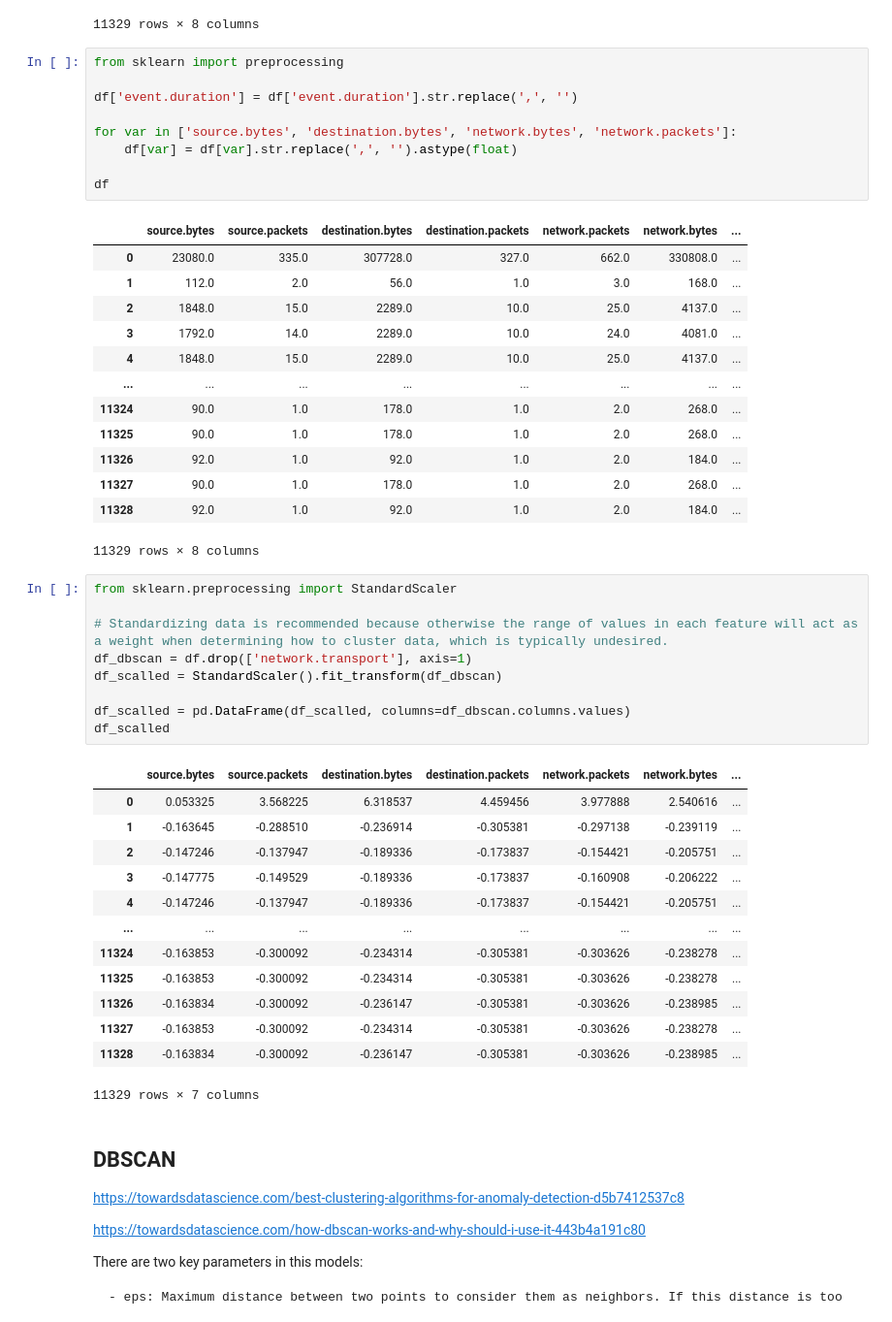
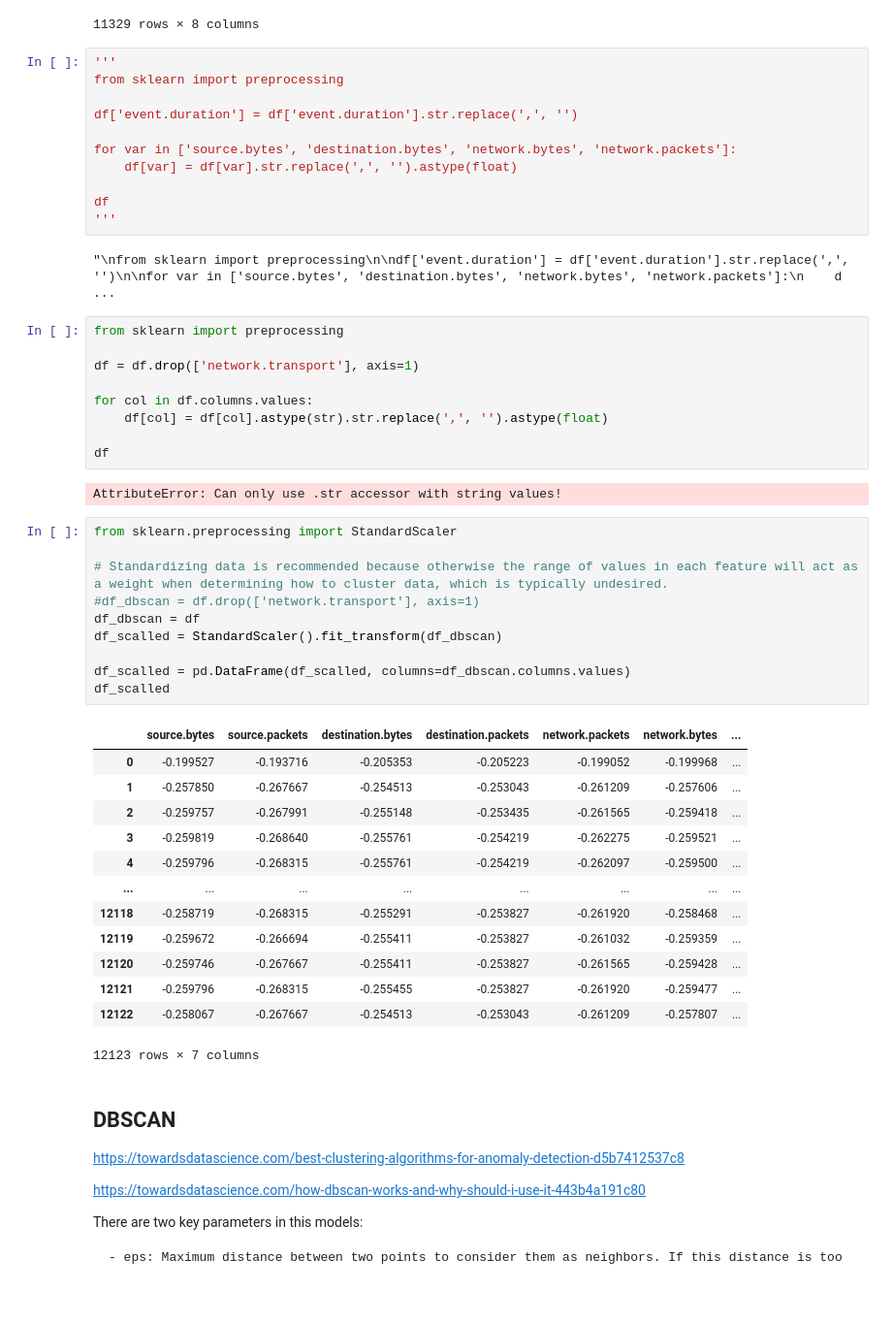
Before and after one commit to xetxezarreta/docker-elk, a Jupyter notebook: sb-ml/clustering/clustering-packetbeat-xabi.ipynb, the cells around one changed output. Shown at 97% size. Drawn from its saved outputs; the diff is of its cells as text; blank space fills up the shorter version.

```diff
--- a/sb-ml/clustering/clustering-packetbeat-xabi.ipynb
+++ b/sb-ml/clustering/clustering-packetbeat-xabi.ipynb
@@ -24,6 +24,7 @@ df
 | 11328 | 92 | 1.0 | 92 | 1.0 | 2 | 184 | ... |
 11329 rows × 8 columns
 # %%
+'''
 from sklearn import preprocessing
 
 df['event.duration'] = df['event.duration'].str.replace(',', '')
@@ -32,43 +33,44 @@ for var in ['source.bytes', 'destination.bytes', 'network.bytes', 'network.packe
     df[var] = df[var].str.replace(',', '').astype(float)
 
 df
+'''
 # %% [output]
-|  | source.bytes | source.packets | destination.bytes | destination.packets | network.packets | network.bytes | ... |
-| 0 | 23080.0 | 335.0 | 307728.0 | 327.0 | 662.0 | 330808.0 | ... |
-| 1 | 112.0 | 2.0 | 56.0 | 1.0 | 3.0 | 168.0 | ... |
-| 2 | 1848.0 | 15.0 | 2289.0 | 10.0 | 25.0 | 4137.0 | ... |
-| 3 | 1792.0 | 14.0 | 2289.0 | 10.0 | 24.0 | 4081.0 | ... |
-| 4 | 1848.0 | 15.0 | 2289.0 | 10.0 | 25.0 | 4137.0 | ... |
-| ... | ... | ... | ... | ... | ... | ... | ... |
-| 11324 | 90.0 | 1.0 | 178.0 | 1.0 | 2.0 | 268.0 | ... |
-| 11325 | 90.0 | 1.0 | 178.0 | 1.0 | 2.0 | 268.0 | ... |
-| 11326 | 92.0 | 1.0 | 92.0 | 1.0 | 2.0 | 184.0 | ... |
-| 11327 | 90.0 | 1.0 | 178.0 | 1.0 | 2.0 | 268.0 | ... |
-| 11328 | 92.0 | 1.0 | 92.0 | 1.0 | 2.0 | 184.0 | ... |
-11329 rows × 8 columns
+"\nfrom sklearn import preprocessing\n\ndf['event.duration'] = df['event.duration'].str.replace(',', '')\n\nfor var in ['source.bytes', 'destination.bytes', 'network.bytes', 'network.packets']:\n    d ...
+# %%
+from sklearn import preprocessing
+
+df = df.drop(['network.transport'], axis=1)
+
+for col in df.columns.values:
+    df[col] = df[col].astype(str).str.replace(',', '').astype(float)
+
+df
+# %% [output]
+AttributeError: Can only use .str accessor with string values!
 # %%
 from sklearn.preprocessing import StandardScaler
 
 # Standardizing data is recommended because otherwise the range of values in each feature will act as a weight when determining how to cluster data, which is typically undesired.
-df_dbscan = df.drop(['network.transport'], axis=1)
+#df_dbscan = df.drop(['network.transport'], axis=1)
+df_dbscan = df
 df_scalled = StandardScaler().fit_transform(df_dbscan)
 
 df_scalled = pd.DataFrame(df_scalled, columns=df_dbscan.columns.values)
 df_scalled
 # %% [output]
 |  | source.bytes | source.packets | destination.bytes | destination.packets | network.packets | network.bytes | ... |
-| 0 | 0.053325 | 3.568225 | 6.318537 | 4.459456 | 3.977888 | 2.540616 | ... |
-| 1 | -0.163645 | -0.288510 | -0.236914 | -0.305381 | -0.297138 | -0.239119 | ... |
-| 2 | -0.147246 | -0.137947 | -0.189336 | -0.173837 | -0.154421 | -0.205751 | ... |
-| 3 | -0.147775 | -0.149529 | -0.189336 | -0.173837 | -0.160908 | -0.206222 | ... |
-| 4 | -0.147246 | -0.137947 | -0.189336 | -0.173837 | -0.154421 | -0.205751 | ... |
+| 0 | -0.199527 | -0.193716 | -0.205353 | -0.205223 | -0.199052 | -0.199968 | ... |
+| 1 | -0.257850 | -0.267667 | -0.254513 | -0.253043 | -0.261209 | -0.257606 | ... |
+| 2 | -0.259757 | -0.267991 | -0.255148 | -0.253435 | -0.261565 | -0.259418 | ... |
+| 3 | -0.259819 | -0.268640 | -0.255761 | -0.254219 | -0.262275 | -0.259521 | ... |
+| 4 | -0.259796 | -0.268315 | -0.255761 | -0.254219 | -0.262097 | -0.259500 | ... |
 | ... | ... | ... | ... | ... | ... | ... | ... |
-| 11324 | -0.163853 | -0.300092 | -0.234314 | -0.305381 | -0.303626 | -0.238278 | ... |
-| 11325 | -0.163853 | -0.300092 | -0.234314 | -0.305381 | -0.303626 | -0.238278 | ... |
-| 11326 | -0.163834 | -0.300092 | -0.236147 | -0.305381 | -0.303626 | -0.238985 | ... |
-| 11327 | -0.163853 | -0.300092 | -0.234314 | -0.305381 | -0.303626 | -0.238278 | ... |
-| 11328 | -0.163834 | -0.300092 | -0.236147 | -0.305381 | -0.303626 | -0.238985 | ... |
+| 12118 | -0.258719 | -0.268315 | -0.255291 | -0.253827 | -0.261920 | -0.258468 | ... |
+| 12119 | -0.259672 | -0.266694 | -0.255411 | -0.253827 | -0.261032 | -0.259359 | ... |
+| 12120 | -0.259746 | -0.267667 | -0.255411 | -0.253827 | -0.261565 | -0.259428 | ... |
+| 12121 | -0.259796 | -0.268315 | -0.255455 | -0.253827 | -0.261920 | -0.259477 | ... |
+| 12122 | -0.258067 | -0.267667 | -0.254513 | -0.253043 | -0.261209 | -0.257807 | ... |
-11329 rows × 7 columns
+12123 rows × 7 columns
 # %% [markdown]
 ## DBSCAN
 https://towardsdatascience.com/best-clustering-algorithms-for-anomaly-detection-d5b7412537c8
```
Also changed, not shown: parts of 2 cells of this notebook, 2 other files.
